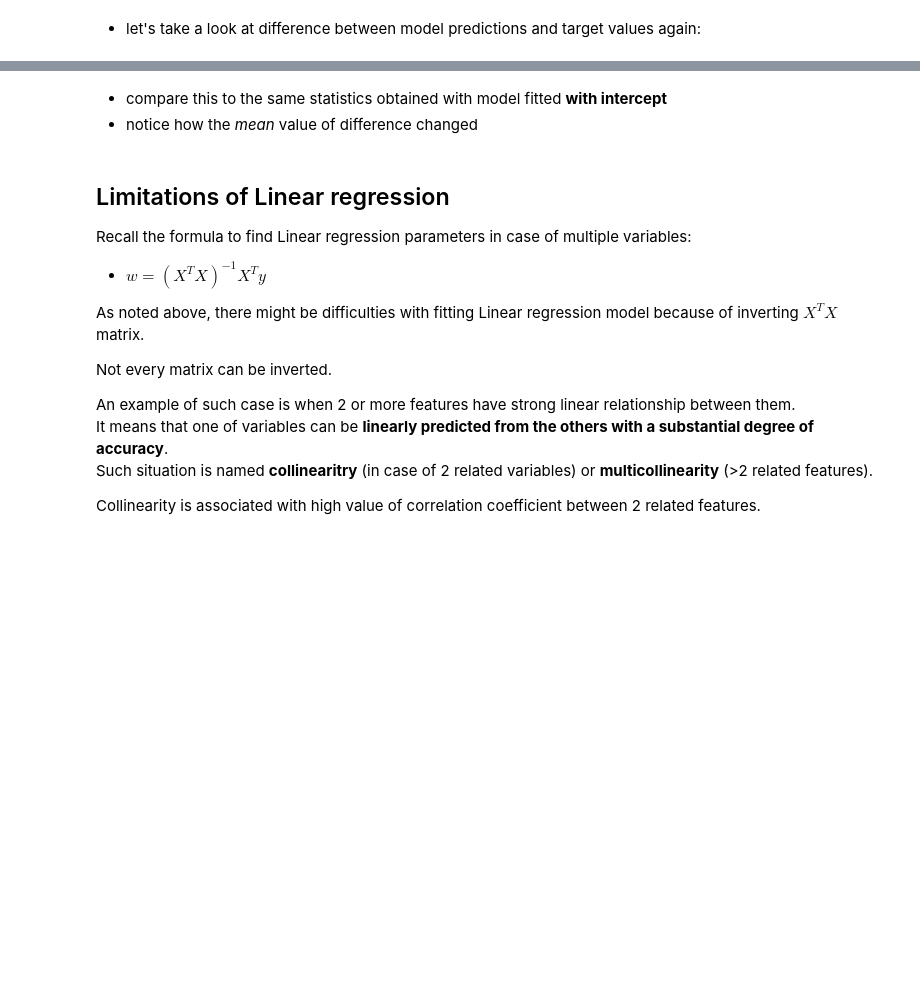
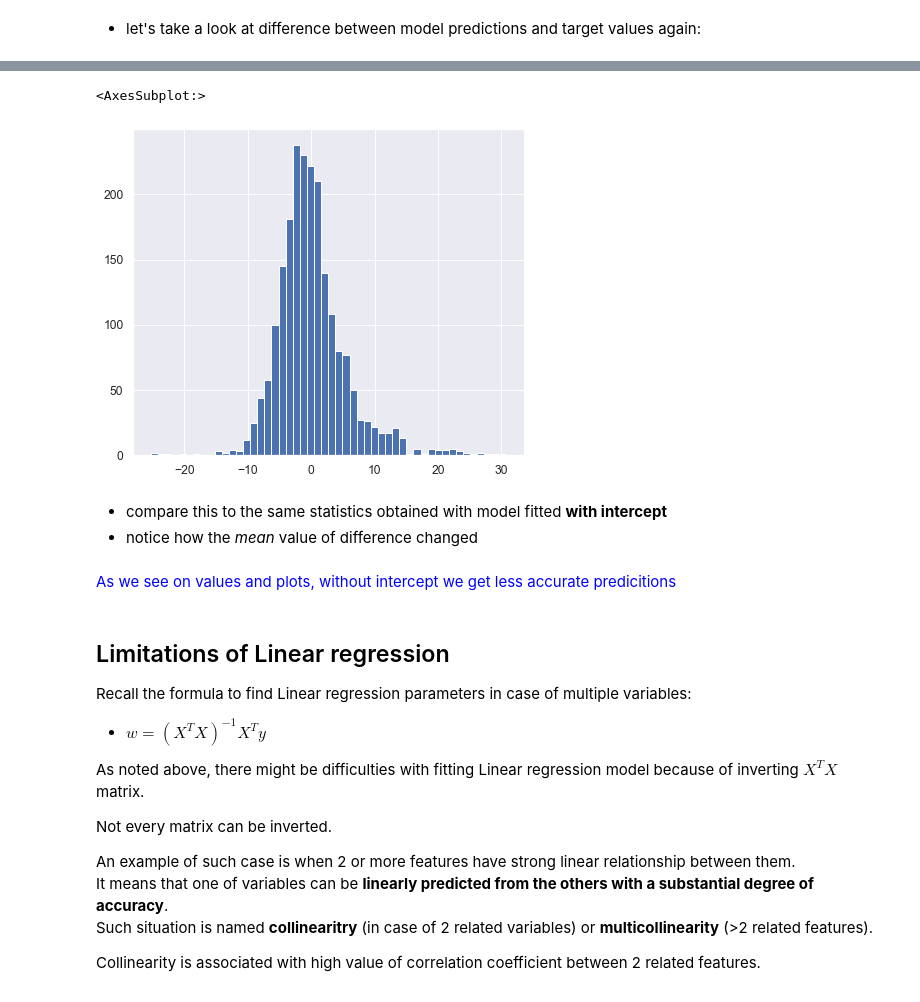
Before and after one commit to codekot/linear_regression, a Jupyter notebook: linear_regression.ipynb, the cells around one changed output, grey strips where cells are left out. Saved outputs shown, nothing was run; the diff lists cells and outputs as text; code cells hidden in the pictures; blank space fills up the shorter version.

```diff
--- a/linear_regression.ipynb
+++ b/linear_regression.ipynb
@@ -1231,6 +1317,13 @@ assert np.allclose(model.coef_, lr_matrix_form.coef_)
+# %%
+(model.predict(x_test) - y_test).hist(bins=50)
+# %% [output]
+<AxesSubplot:>
+[figure, added]
 # %% [markdown]
 * compare this to the same statistics obtained with model fitted **with intercept**
 * notice how the _mean_ value of difference changed
+# %% [markdown]
+<font color='blue'>As we see on values and plots, without intercept we get less accurate predicitions
 # %% [markdown]
 ## Limitations of Linear regression
 
```
Also changed, not shown: parts of 61 cells of this notebook.
